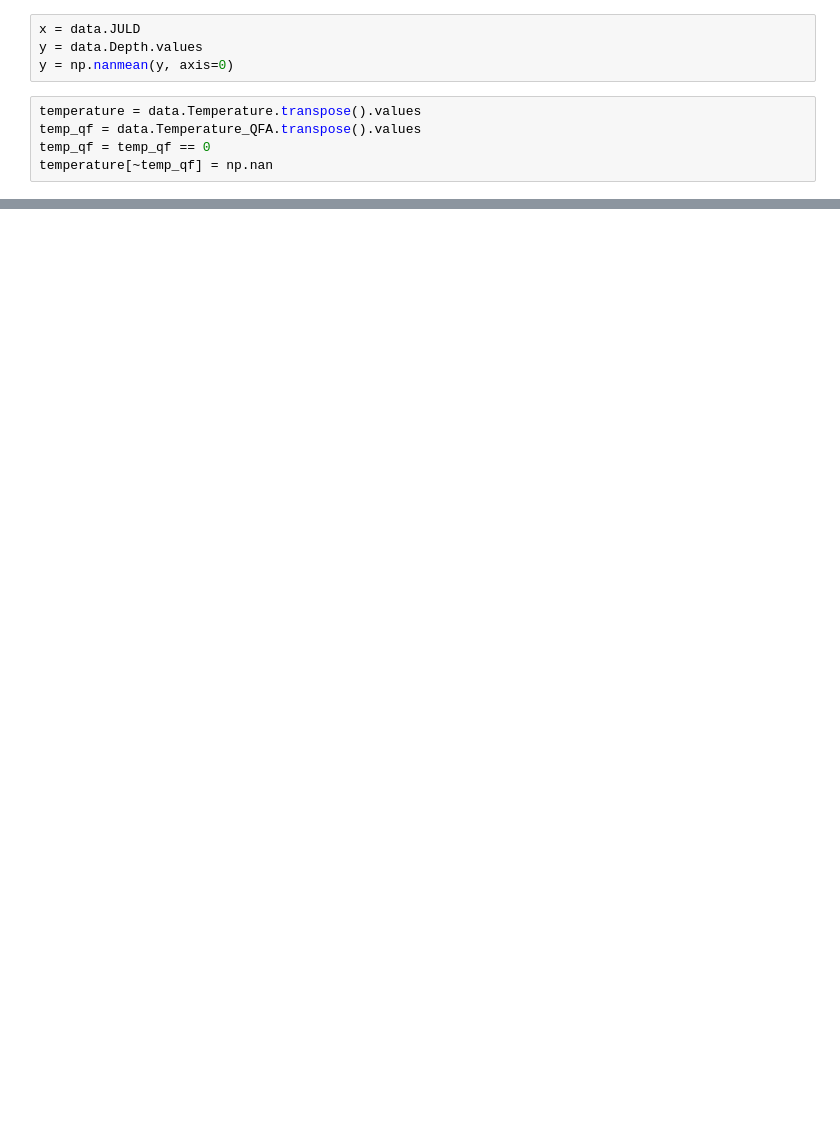
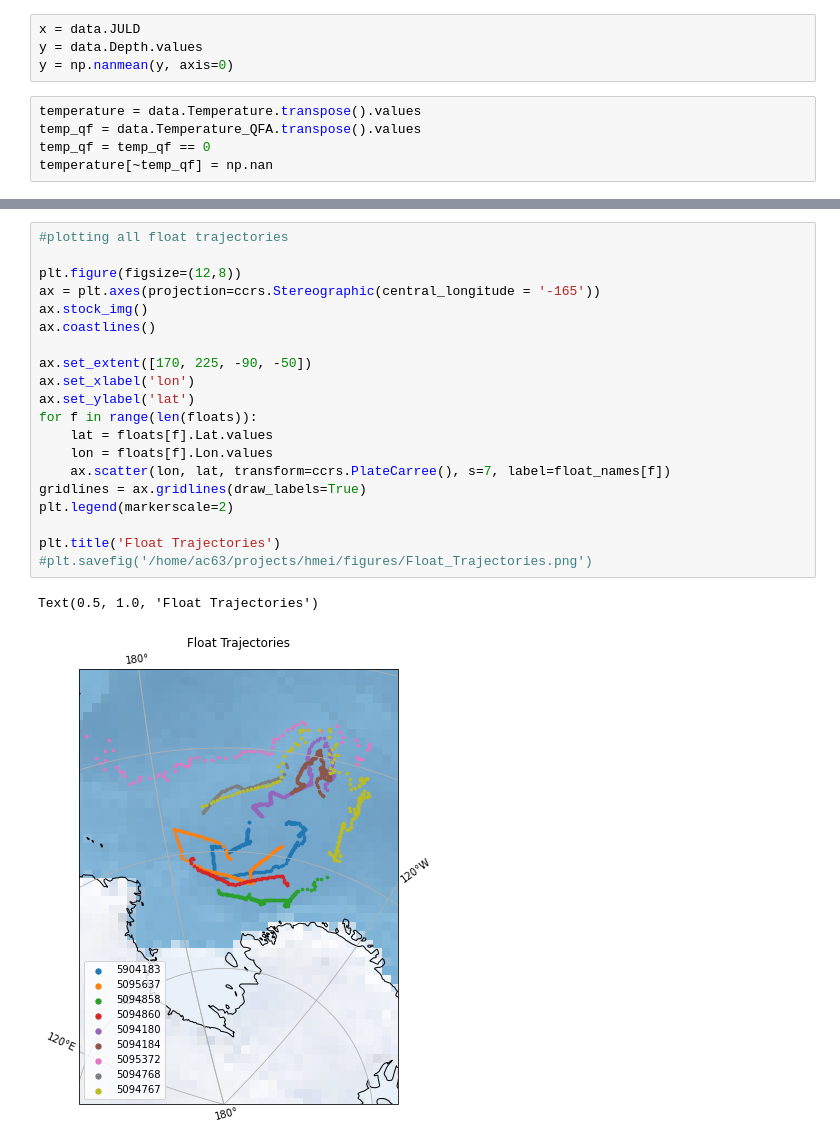
Before and after one commit to ch-alina/hmei, a Jupyter notebook: notebooks/float.ipynb, the cells around one changed output, grey strips where cells are left out. Drawn from its saved outputs; the diff is of its cells as text; blank space fills up the shorter version.

```diff
--- a/notebooks/float.ipynb
+++ b/notebooks/float.ipynb
@@ -286,3 +286,26 @@ Text(0.5, 1.0, 'Float 5904183 Trajectory')
+# %%
+#plotting all float trajectories
+
+plt.figure(figsize=(12,8))
+ax = plt.axes(projection=ccrs.Stereographic(central_longitude = '-165'))
+ax.stock_img()
+ax.coastlines()
+
+ax.set_extent([170, 225, -90, -50])
+ax.set_xlabel('lon')
+ax.set_ylabel('lat')
+for f in range(len(floats)):
+    lat = floats[f].Lat.values
+    lon = floats[f].Lon.values
+    ax.scatter(lon, lat, transform=ccrs.PlateCarree(), s=7, label=float_names[f])
+gridlines = ax.gridlines(draw_labels=True)
+plt.legend(markerscale=2)
+
+plt.title('Float Trajectories')
+#plt.savefig('/home/ac63/projects/hmei/figures/Float_Trajectories.png')
+# %% [output]
+Text(0.5, 1.0, 'Float Trajectories')
+[figure, added]
 # %%
 density = data.Sigma_theta.transpose().values
 density = np.flip(density, 0)
```
Also changed, not shown: parts of 15 cells of this notebook.
